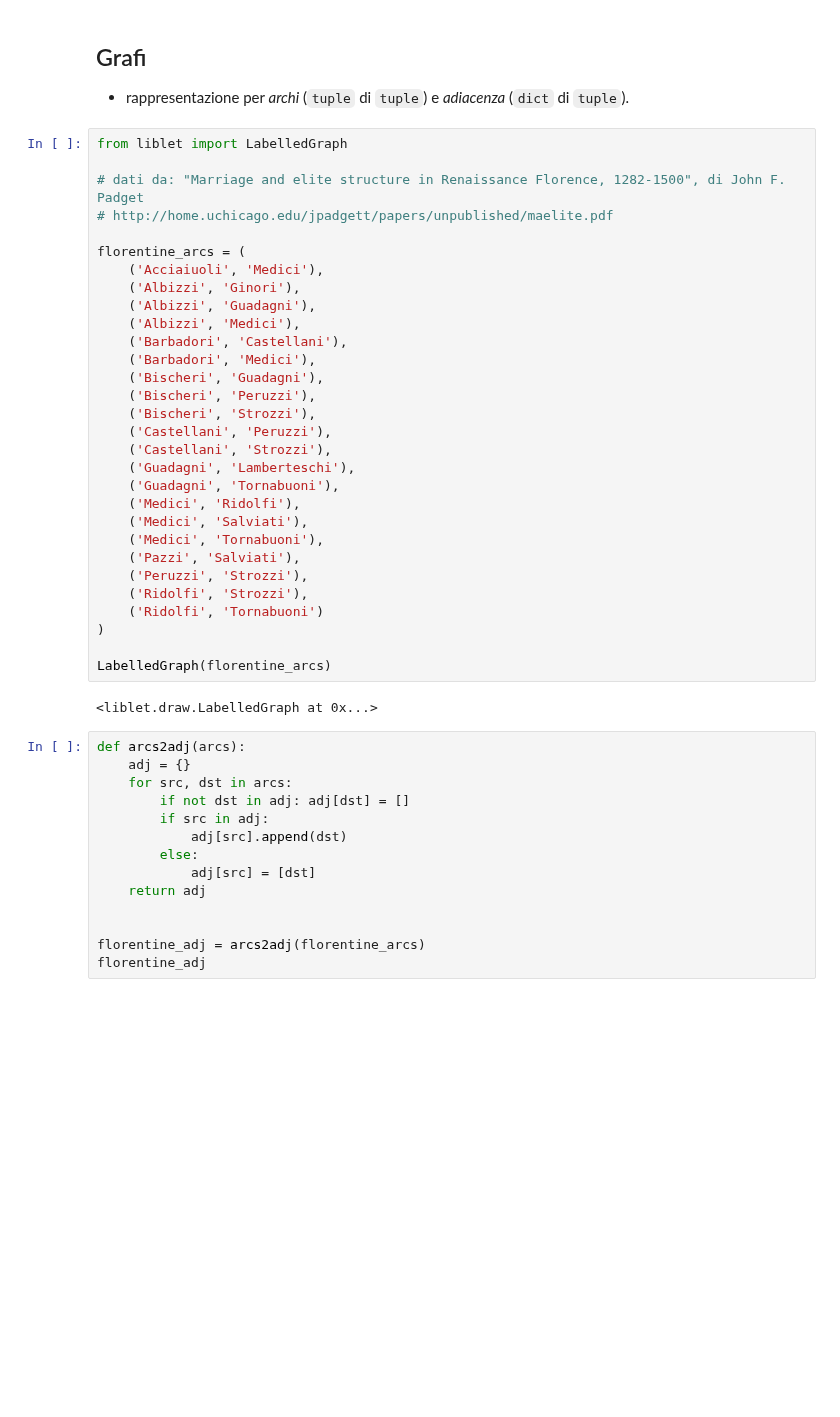
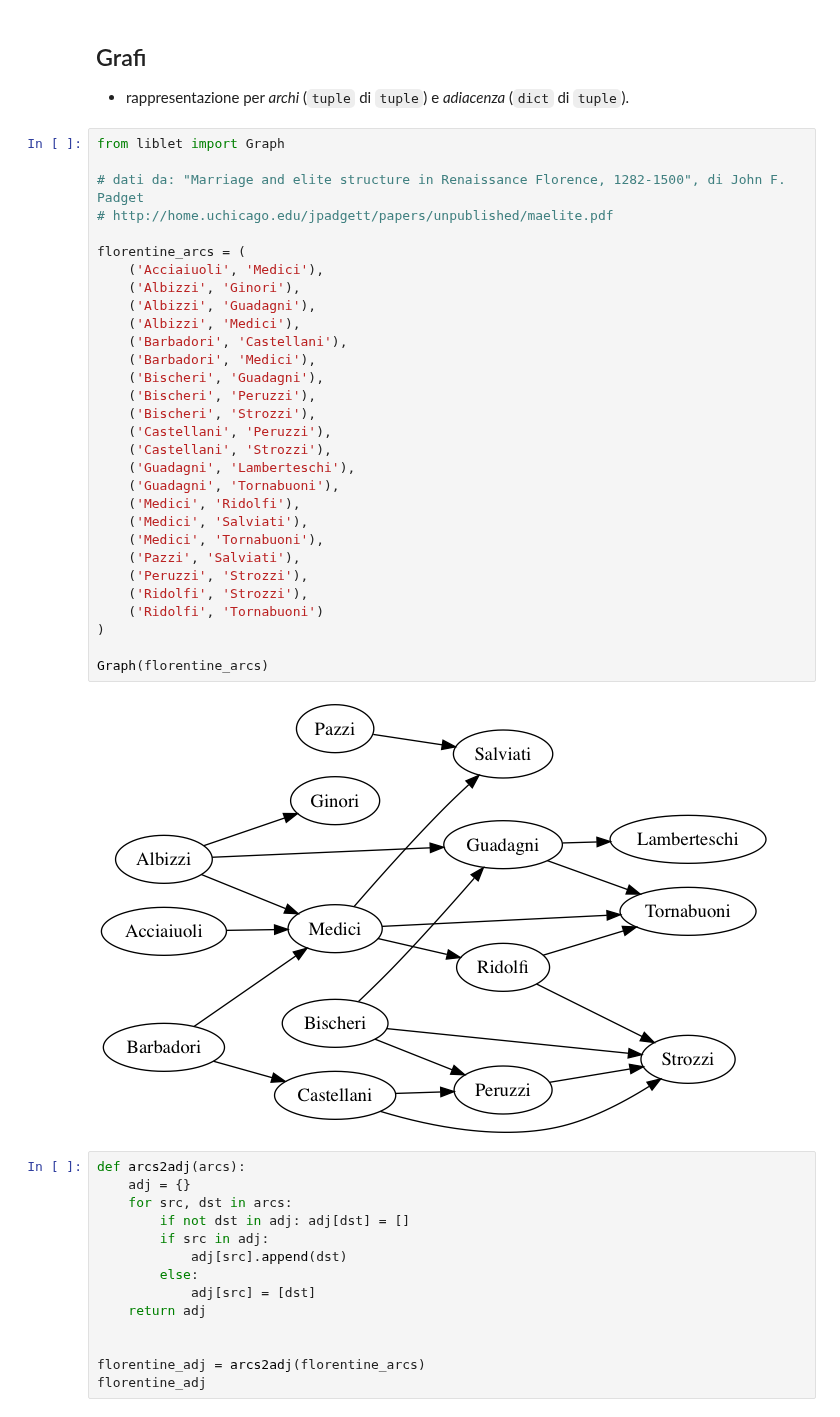
Before and after one commit to let-unimi/handouts, a Jupyter notebook: L03.ipynb, the cells around one changed output. Cells and saved outputs as stored; diff of their text form; blank space fills up the shorter version.

Commit message:
Updated handouts to the new liblet version

```diff
--- a/L03.ipynb
+++ b/L03.ipynb
@@ -225,37 +225,37 @@ F
 
 * rappresentazione per *archi* (`tuple` di `tuple`) e *adiacenza* (`dict` di `tuple`).
 # %%
-from liblet import LabelledGraph
+from liblet import Graph
 
 # dati da: "Marriage and elite structure in Renaissance Florence, 1282-1500", di John F. Padget
 # http://home.uchicago.edu/jpadgett/papers/unpublished/maelite.pdf
 
 florentine_arcs = (
     ('Acciaiuoli', 'Medici'),
     ('Albizzi', 'Ginori'),
     ('Albizzi', 'Guadagni'),
     ('Albizzi', 'Medici'),
     ('Barbadori', 'Castellani'),
     ('Barbadori', 'Medici'),
     ('Bischeri', 'Guadagni'),
     ('Bischeri', 'Peruzzi'),
     ('Bischeri', 'Strozzi'),
     ('Castellani', 'Peruzzi'),
     ('Castellani', 'Strozzi'),
     ('Guadagni', 'Lamberteschi'),
     ('Guadagni', 'Tornabuoni'),
     ('Medici', 'Ridolfi'),
     ('Medici', 'Salviati'),
     ('Medici', 'Tornabuoni'),
     ('Pazzi', 'Salviati'),
     ('Peruzzi', 'Strozzi'),
     ('Ridolfi', 'Strozzi'),
     ('Ridolfi', 'Tornabuoni')
 )
 
-LabelledGraph(florentine_arcs)
+Graph(florentine_arcs)
 # %% [output]
-<liblet.draw.LabelledGraph at 0x...>
+[figure, added]
 # %%
 def arcs2adj(arcs):
     adj = {}
```
Also changed, not shown: parts of 4 cells of this notebook, 3 other files.
